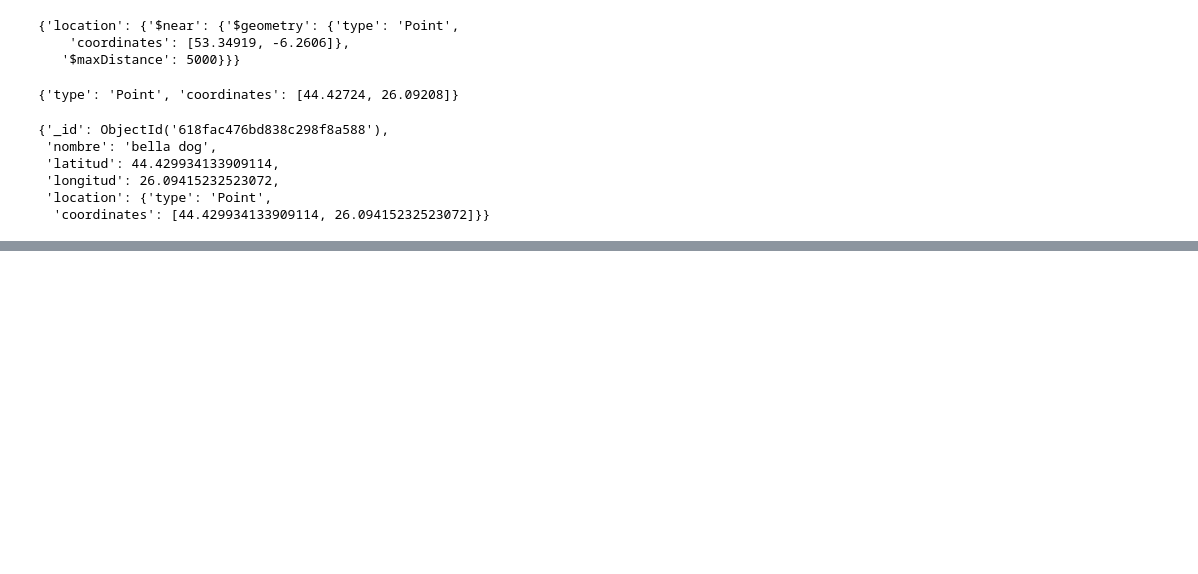
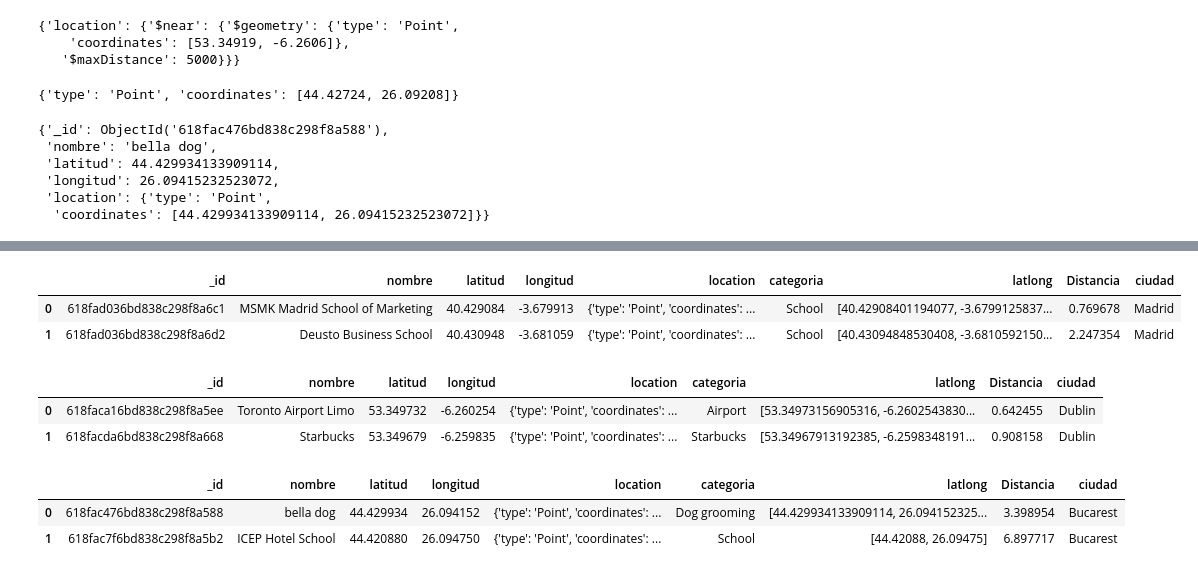
Before and after one commit to daniela-arias/Project-Geospatial, a Jupyter notebook: Notebooks/Geospatial_queries.ipynb, the cells around one changed output, grey strips where cells are left out. Cells and saved outputs as stored; diff of their text form; code cells hidden in the pictures; blank space fills up the shorter version.

```diff
--- a/Notebooks/Geospatial_queries.ipynb
+++ b/Notebooks/Geospatial_queries.ipynb
@@ -124,0 +182,6 @@ resultado_B[0]
+# %%
+mis_puntos = []
+for i,row in df_M.iterrows():
+    mis_puntos.append(row["location"]["coordinates"])
+# %%
+df_M["latlong"] = mis_puntos
@@ -124,0 +190,13 @@ resultado_B[0]
+# %%
+def distancia_Madrid(coordin):
+    return (distance.euclidean(coord_tp_M['coordinates'],coordin))*1000
+# %%
+df_M["Distancia"] = df_M["latlong"].apply(distancia_Madrid)
+#df_M["Distancia"]
+# %%
+df_M["ciudad"] = 'Madrid'
+df_M.head(2)
+# %% [output]
+|  | _id | nombre | latitud | longitud | location | categoria | latlong | Distancia | ciudad |
+| 0 | 618fad036bd838c298f8a6c1 | MSMK Madrid School of Marketing | 40.429084 | -3.679913 | {'type': 'Point', 'coordinates': ... | School | [40.42908401194077, -3.6799125837... | 0.769678 | Madrid |
+| 1 | 618fad036bd838c298f8a6d2 | Deusto Business School | 40.430948 | -3.681059 | {'type': 'Point', 'coordinates': ... | School | [40.43094848530408, -3.6810592150... | 2.247354 | Madrid |
@@ -124,0 +217,7 @@ resultado_B[0]
+# %%
+df_D["ciudad"] = 'Dublin'
+df_D.head(2)
+# %% [output]
+|  | _id | nombre | latitud | longitud | location | categoria | latlong | Distancia | ciudad |
+| 0 | 618faca16bd838c298f8a5ee | Toronto Airport Limo | 53.349732 | -6.260254 | {'type': 'Point', 'coordinates': ... | Airport | [53.34973156905316, -6.2602543830... | 0.642455 | Dublin |
+| 1 | 618facda6bd838c298f8a668 | Starbucks | 53.349679 | -6.259835 | {'type': 'Point', 'coordinates': ... | Starbucks | [53.34967913192385, -6.2598348191... | 0.908158 | Dublin |
@@ -124,0 +240,7 @@ resultado_B[0]
+# %%
+df_B["ciudad"] = 'Bucarest'
+df_B.head(2)
+# %% [output]
+|  | _id | nombre | latitud | longitud | location | categoria | latlong | Distancia | ciudad |
+| 0 | 618fac476bd838c298f8a588 | bella dog | 44.429934 | 26.094152 | {'type': 'Point', 'coordinates': ... | Dog grooming | [44.429934133909114, 26.094152325... | 3.398954 | Bucarest |
+| 1 | 618fac7f6bd838c298f8a5b2 | ICEP Hotel School | 44.420880 | 26.094750 | {'type': 'Point', 'coordinates': ... | School | [44.42088, 26.09475] | 6.897717 | Bucarest |
```
Also changed, not shown: parts of 41 cells of this notebook, 1 other file.
